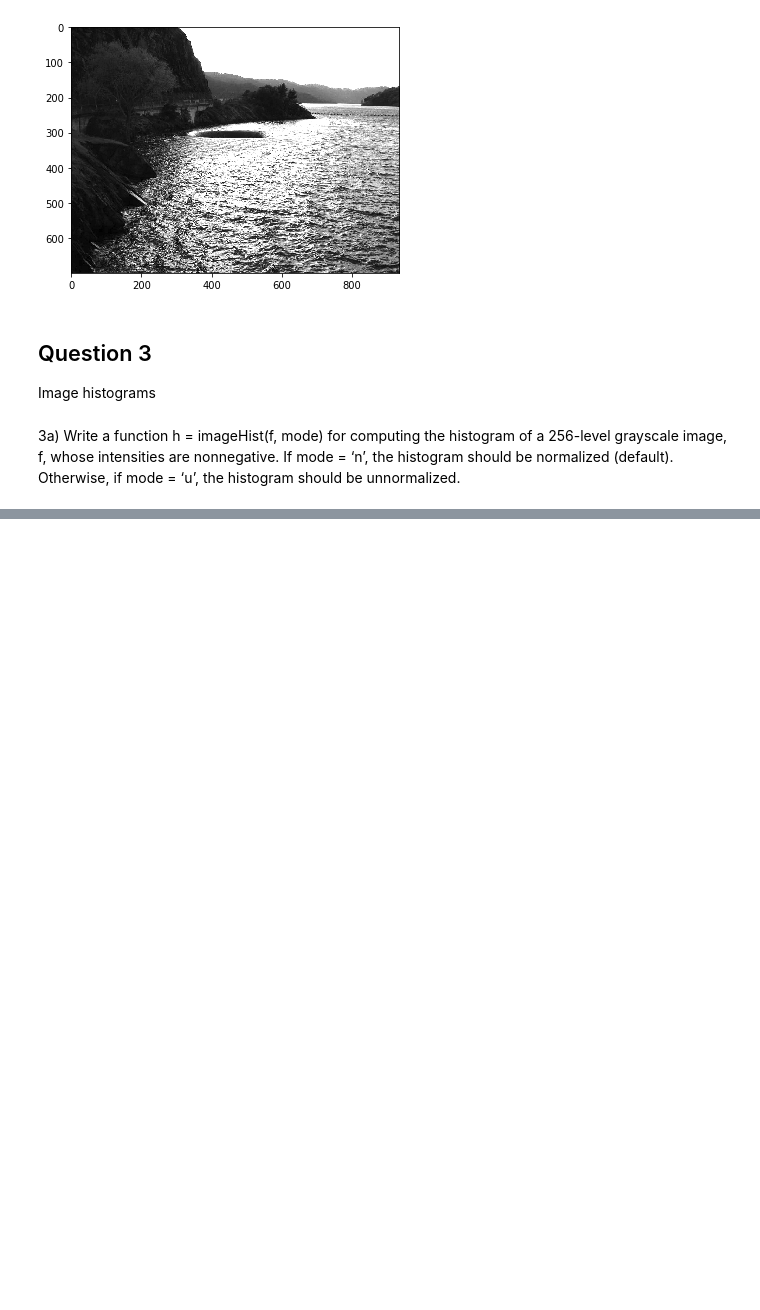
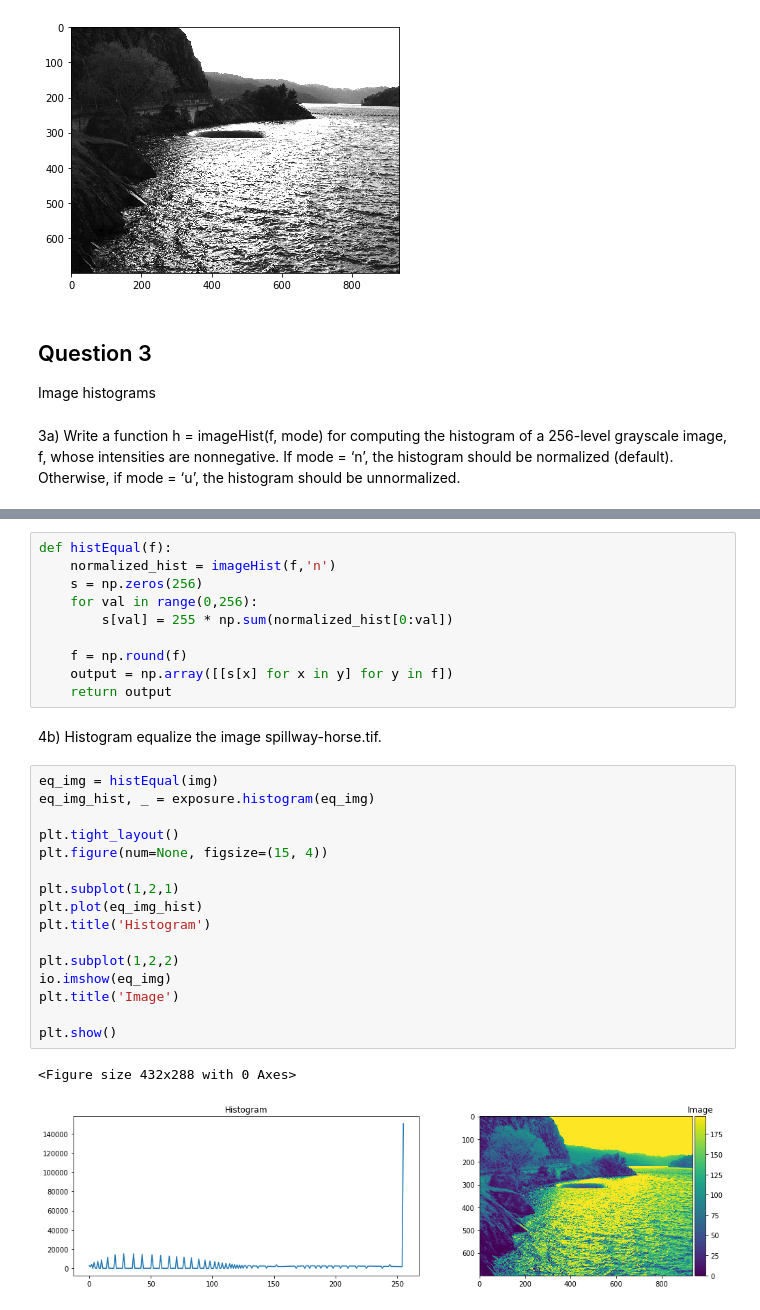
Before and after one commit to phxtho/digital-image-processing, a Jupyter notebook: Lab2/lab2.ipynb, the cells around one changed output, grey strips where cells are left out. Drawn from its saved outputs; the diff is of its cells as text; blank space fills up the shorter version.

```diff
--- a/Lab2/lab2.ipynb
+++ b/Lab2/lab2.ipynb
@@ -91,0 +117,31 @@ plt.show()
+# %%
+def histEqual(f):
+    normalized_hist = imageHist(f,'n')
+    s = np.zeros(256)
+    for val in range(0,256):
+        s[val] = 255 * np.sum(normalized_hist[0:val])
+
+    f = np.round(f)
+    output = np.array([[s[x] for x in y] for y in f])
+    return output
+# %% [markdown]
+4b) Histogram equalize the image spillway-horse.tif.
+# %%
+eq_img = histEqual(img)
+eq_img_hist, _ = exposure.histogram(eq_img)
+
+plt.tight_layout()
+plt.figure(num=None, figsize=(15, 4))
+
+plt.subplot(1,2,1)
+plt.plot(eq_img_hist)
+plt.title('Histogram')
+
+plt.subplot(1,2,2)
+io.imshow(eq_img)
+plt.title('Image')
+
+plt.show()
+# %% [output]
+<Figure size 432x288 with 0 Axes>
+[figure, added]
```
Also changed, not shown: parts of 19 cells of this notebook, 3 other files.
